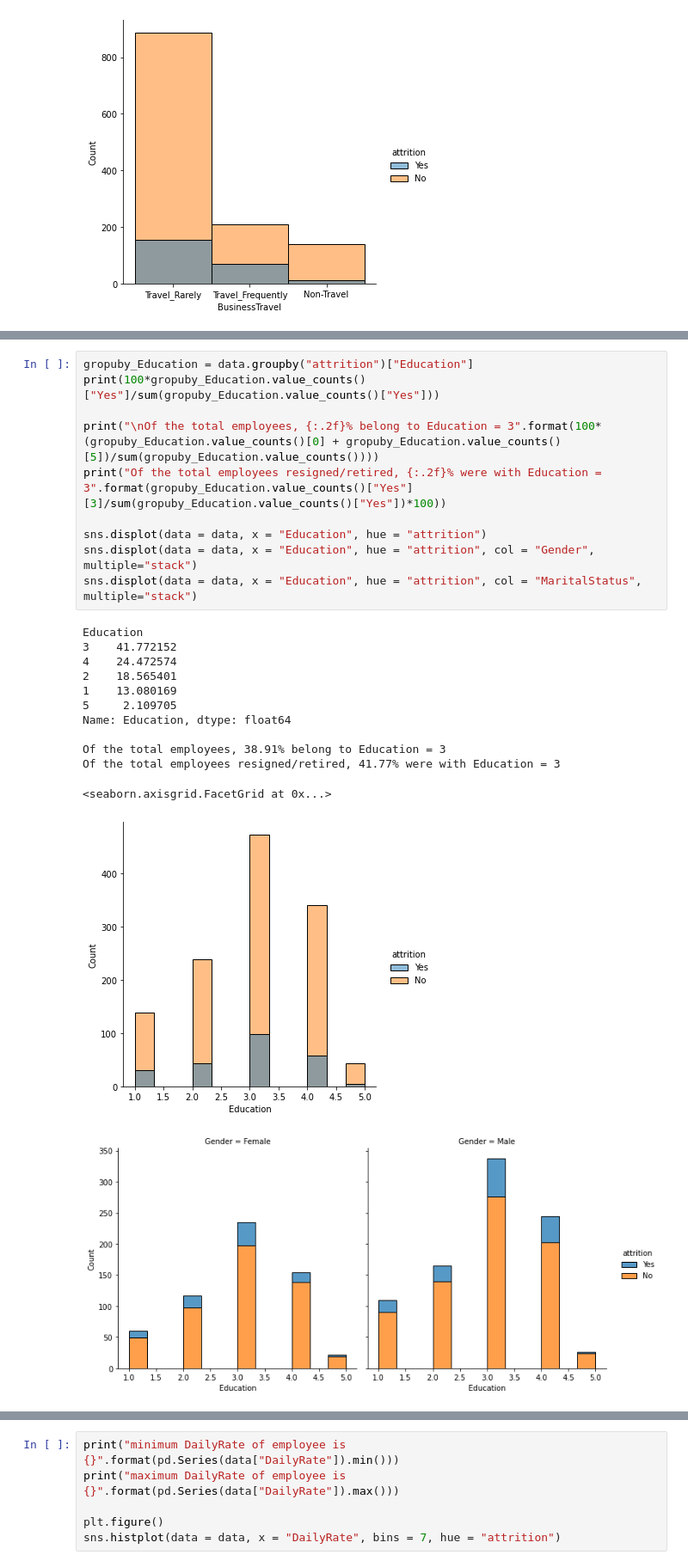
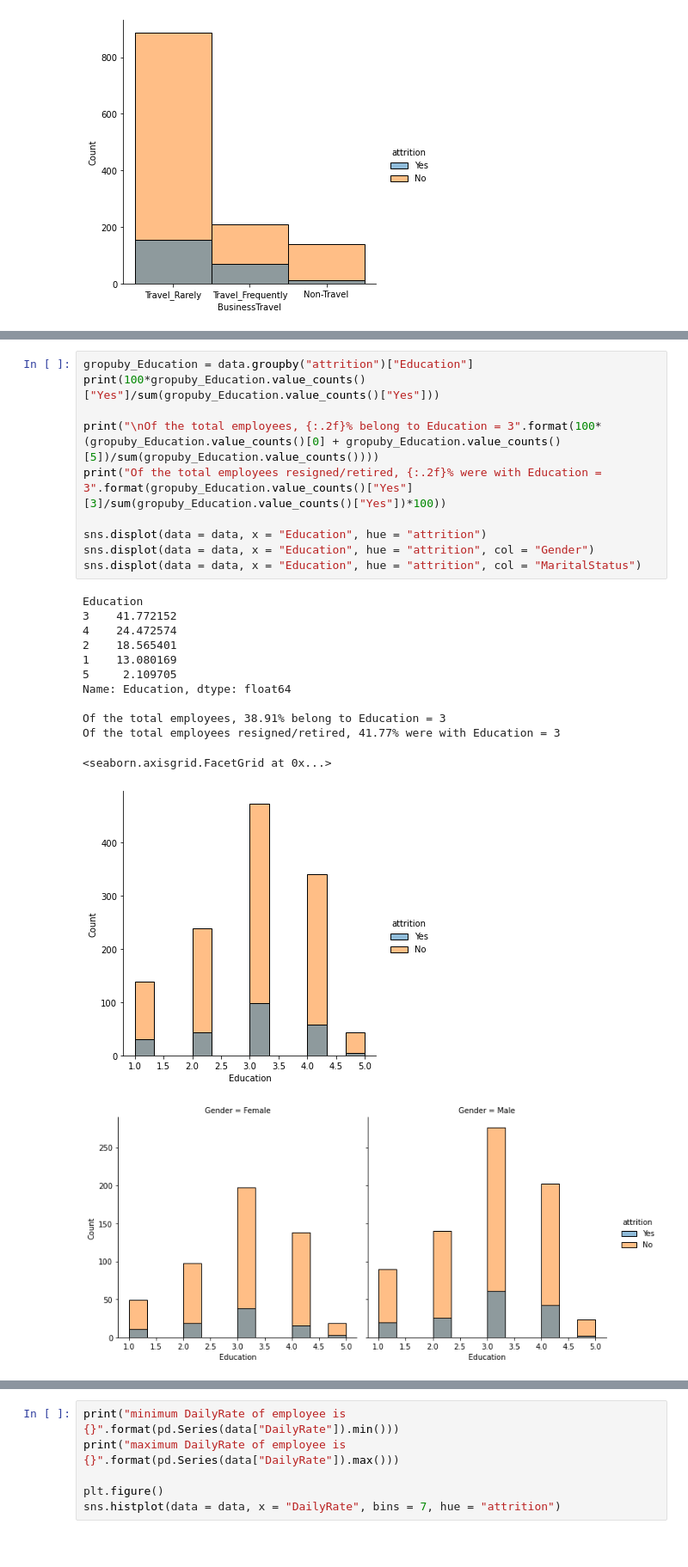
Before and after one commit to nagi1995/IBM-HR-Analytics-Employee-Attrition-Performance, a Jupyter notebook: EDA.ipynb, the cells around one changed output, grey strips where cells are left out. Shown: that part at 86% size. Cells and saved outputs as stored; diff of their text form.

```diff
--- a/EDA.ipynb
+++ b/EDA.ipynb
@@ -148,24 +149,24 @@ maximum age of employee is 60
 # %%
 gropuby_Education = data.groupby("attrition")["Education"]
 print(100*gropuby_Education.value_counts()["Yes"]/sum(gropuby_Education.value_counts()["Yes"]))
 
 print("\nOf the total employees, {:.2f}% belong to Education = 3".format(100*(gropuby_Education.value_counts()[0] + gropuby_Education.value_counts()[5])/sum(gropuby_Education.value_counts())))
 print("Of the total employees resigned/retired, {:.2f}% were with Education = 3".format(gropuby_Education.value_counts()["Yes"][3]/sum(gropuby_Education.value_counts()["Yes"])*100))
 
 sns.displot(data = data, x = "Education", hue = "attrition")
-sns.displot(data = data, x = "Education", hue = "attrition", col = "Gender", multiple="stack")
-sns.displot(data = data, x = "Education", hue = "attrition", col = "MaritalStatus", multiple="stack")
+sns.displot(data = data, x = "Education", hue = "attrition", col = "Gender")
+sns.displot(data = data, x = "Education", hue = "attrition", col = "MaritalStatus")
 # %% [output]
 Education
 3    41.772152
 4    24.472574
 2    18.565401
 1    13.080169
 5     2.109705
 Name: Education, dtype: float64
 
 Of the total employees, 38.91% belong to Education = 3
 Of the total employees resigned/retired, 41.77% were with Education = 3
 <seaborn.axisgrid.FacetGrid at 0x...>
 [figure]
-[figure, old version]
+[figure, new version]
```
Also changed, not shown: parts of 12 cells of this notebook, 1 other file.
